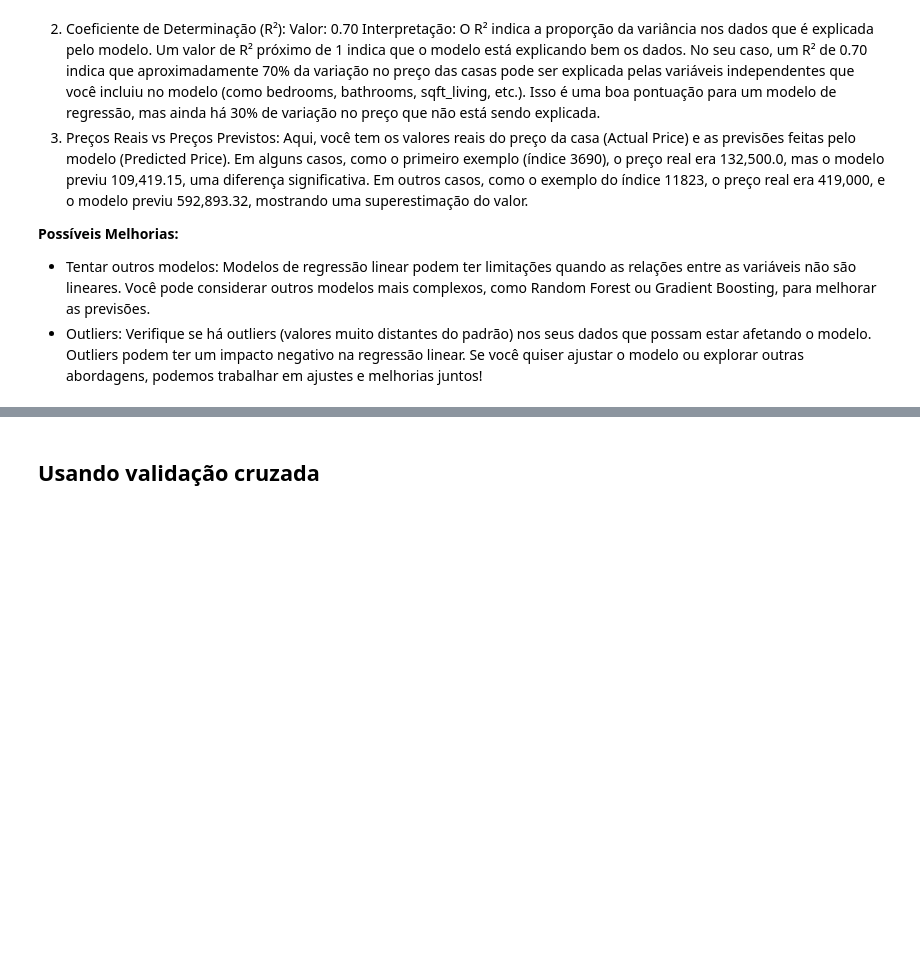
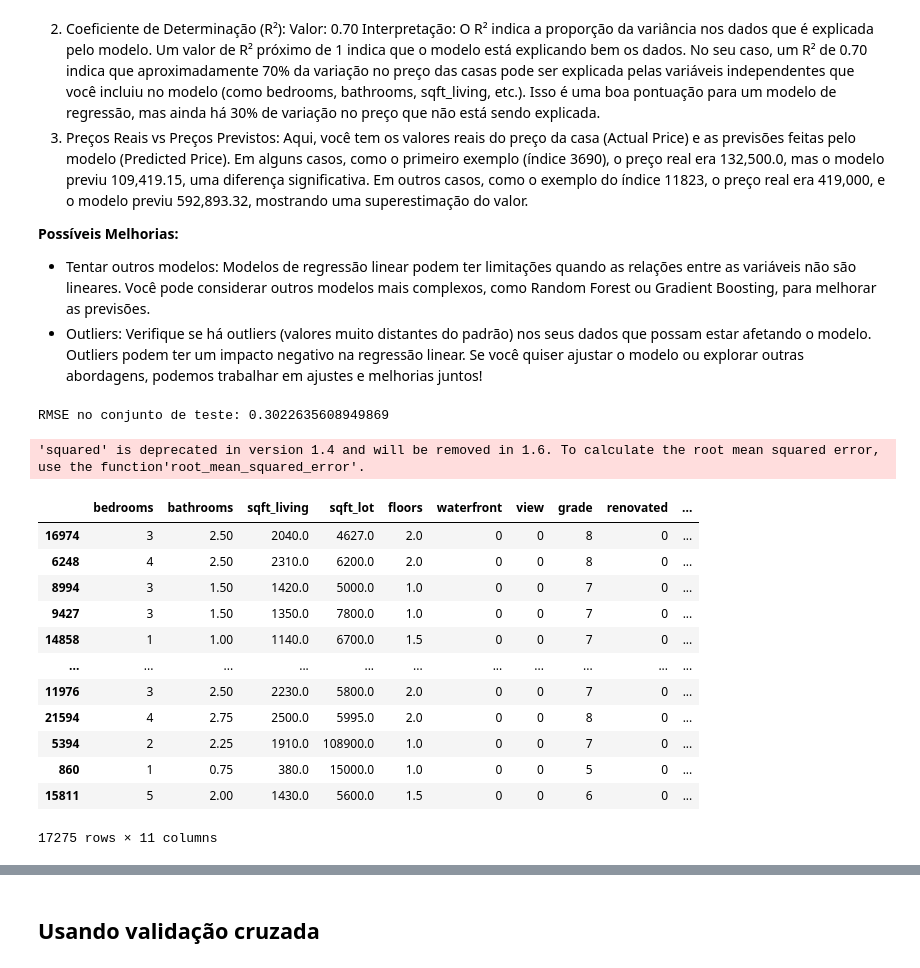
Before and after one commit to letpires/HousePrediction, a Jupyter notebook: HousePrediction.ipynb, the cells around one changed output, grey strips where cells are left out. Cells and saved outputs as stored; diff of their text form; code cells hidden in the pictures; blank space fills up the shorter version.

```diff
--- a/HousePrediction.ipynb
+++ b/HousePrediction.ipynb
@@ -1136,3 +1136,46 @@ Em outros casos, como o exemplo do índice 11823, o preço real era 419,000, e o
 - Tentar outros modelos: Modelos de regressão linear podem ter limitações quando as relações entre as variáveis não são lineares. Você pode considerar outros modelos mais complexos, como Random Forest ou Gradient Boosting, para melhorar as previsões.
 - Outliers: Verifique se há outliers (valores muito distantes do padrão) nos seus dados que possam estar afetando o modelo. Outliers podem ter um impacto negativo na regressão linear.
 Se você quiser ajustar o modelo ou explorar outras abordagens, podemos trabalhar em ajustes e melhorias juntos!
+# %%
+from xgboost import XGBRegressor
+from sklearn.metrics import mean_squared_error
+
+# Configurando o modelo com hiperparâmetros iniciais
+xgb_model = XGBRegressor(
+    n_estimators=100,          # Número de árvores
+    max_depth=5,               # Profundidade máxima das árvores
+    learning_rate=0.1,         # Taxa de aprendizado
+    subsample=0.8,             # Proporção dos dados usados em cada árvore
+    colsample_bytree=0.8,      # Proporção de features usadas por árvore
+    random_state=42,           # Para resultados reproduzíveis
+    objective='reg:squarederror'  # Função de erro para regressão
+)
+
+# Treinando o modelo
+xgb_model.fit(X_train_scaled, y_train)
+
+# Fazendo previsões no conjunto de teste
+y_pred = xgb_model.predict(X_test_scaled)
+
+# Avaliando o modelo
+rmse = mean_squared_error(y_test, y_pred, squared=False)
+print(f"RMSE no conjunto de teste: {rmse}")
+# %% [output]
+RMSE no conjunto de teste: 0.3022635608949869
+'squared' is deprecated in version 1.4 and will be removed in 1.6. To calculate the root mean squared error, use the function'root_mean_squared_error'.
+# %%
+X_train
+# %% [output]
+|  | bedrooms | bathrooms | sqft_living | sqft_lot | floors | waterfront | view | grade | renovated | ... |
+| 16974 | 3 | 2.50 | 2040.0 | 4627.0 | 2.0 | 0 | 0 | 8 | 0 | ... |
+| 6248 | 4 | 2.50 | 2310.0 | 6200.0 | 2.0 | 0 | 0 | 8 | 0 | ... |
+| 8994 | 3 | 1.50 | 1420.0 | 5000.0 | 1.0 | 0 | 0 | 7 | 0 | ... |
+| 9427 | 3 | 1.50 | 1350.0 | 7800.0 | 1.0 | 0 | 0 | 7 | 0 | ... |
+| 14858 | 1 | 1.00 | 1140.0 | 6700.0 | 1.5 | 0 | 0 | 7 | 0 | ... |
+| ... | ... | ... | ... | ... | ... | ... | ... | ... | ... | ... |
+| 11976 | 3 | 2.50 | 2230.0 | 5800.0 | 2.0 | 0 | 0 | 7 | 0 | ... |
+| 21594 | 4 | 2.75 | 2500.0 | 5995.0 | 2.0 | 0 | 0 | 8 | 0 | ... |
+| 5394 | 2 | 2.25 | 1910.0 | 108900.0 | 1.0 | 0 | 0 | 7 | 0 | ... |
+| 860 | 1 | 0.75 | 380.0 | 15000.0 | 1.0 | 0 | 0 | 5 | 0 | ... |
+| 15811 | 5 | 2.00 | 1430.0 | 5600.0 | 1.5 | 0 | 0 | 6 | 0 | ... |
+17275 rows × 11 columns
```
Also changed, not shown: parts of 3 cells of this notebook.
